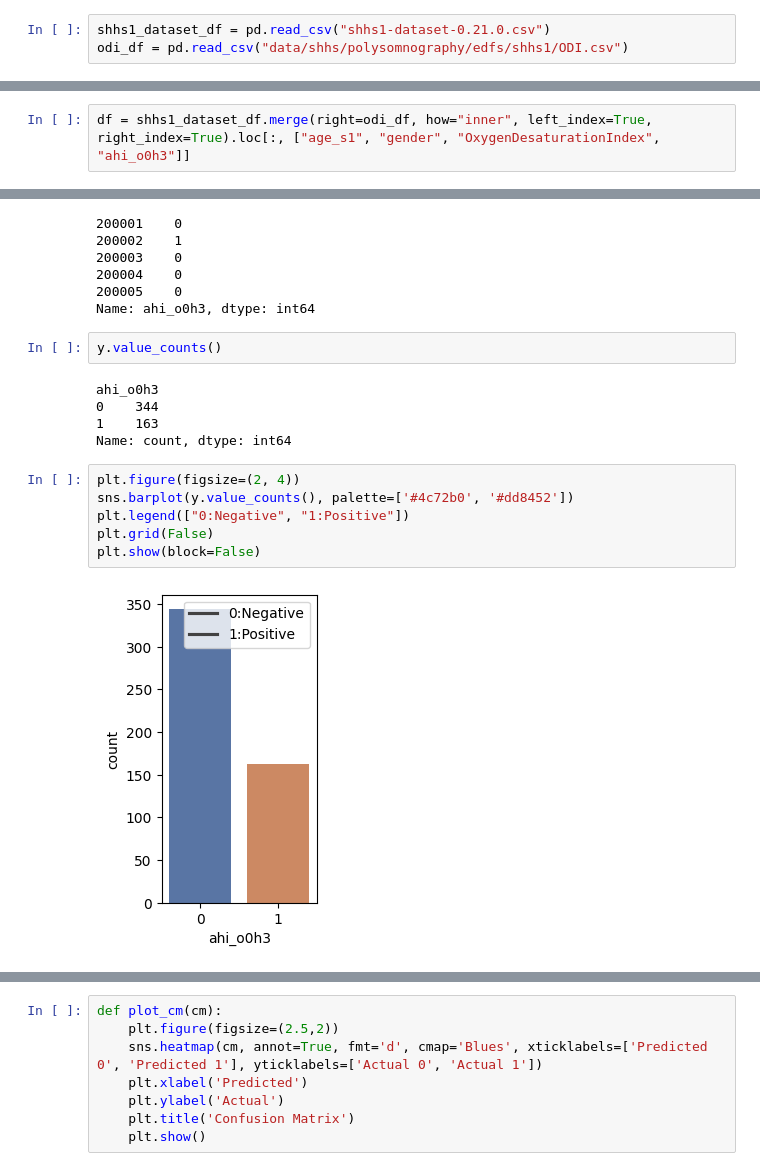
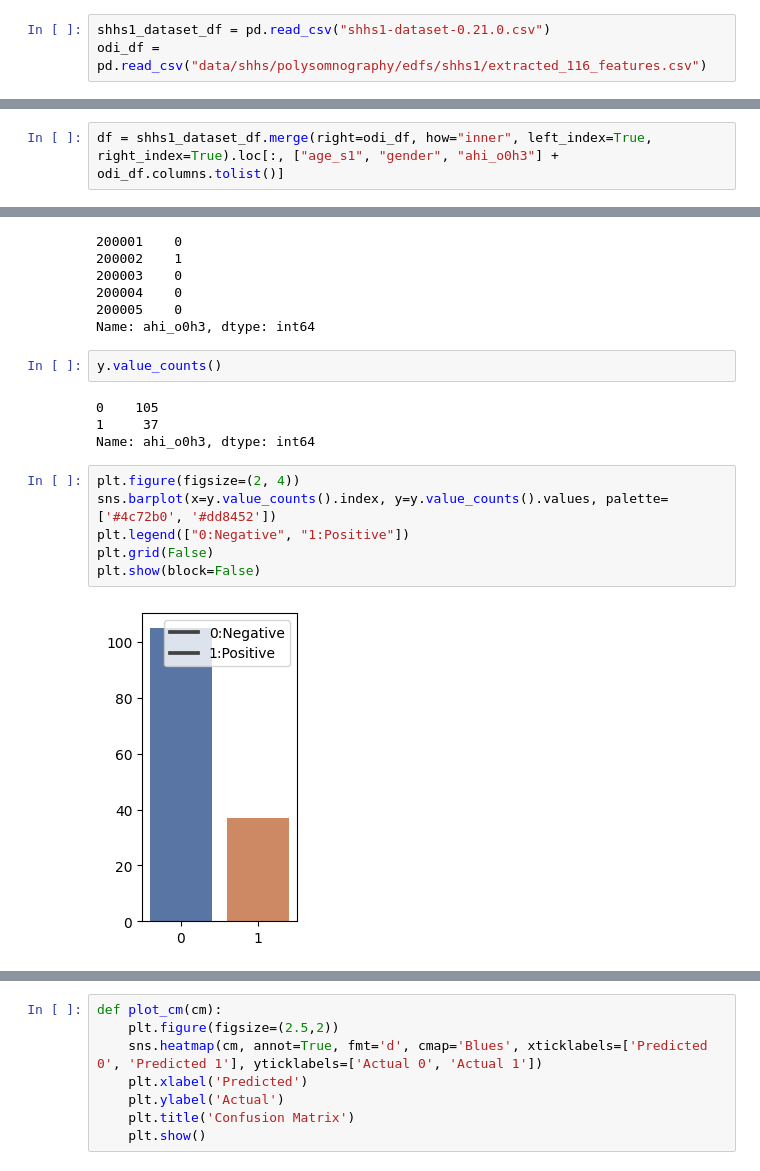
Before and after one commit to EshanJayasundara/Sleep-Apnea-and-Pulse-Oximetry, a Jupyter notebook: usage/sleep_apnea_detection.ipynb, the cells around one changed output, grey strips where cells are left out. Cells and saved outputs as stored; diff of their text form.

```diff
--- a/usage/sleep_apnea_detection.ipynb
+++ b/usage/sleep_apnea_detection.ipynb
@@ -13,7 +13,7 @@ np.random.seed(lucky_7)
 warnings.filterwarnings("ignore")
 # %%
 shhs1_dataset_df = pd.read_csv("shhs1-dataset-0.21.0.csv")
-odi_df = pd.read_csv("data/shhs/polysomnography/edfs/shhs1/ODI.csv")
+odi_df = pd.read_csv("data/shhs/polysomnography/edfs/shhs1/extracted_116_features.csv")
 # %%
 shhs1_dataset_df = shhs1_dataset_df.set_index("nsrrid")
 shhs1_dataset_df.head()
@@ -49,5 +51,5 @@ odi_df.head()
 # %%
-df = shhs1_dataset_df.merge(right=odi_df, how="inner", left_index=True, right_index=True).loc[:, ["age_s1", "gender", "OxygenDesaturationIndex", "ahi_o0h3"]]
+df = shhs1_dataset_df.merge(right=odi_df, how="inner", left_index=True, right_index=True).loc[:, ["age_s1", "gender", "ahi_o0h3"] + odi_df.columns.tolist()]
 # %%
 print(shhs1_dataset_df.shape[0], odi_df.shape[0], df.shape[0])
 # %% [output]
@@ -96,15 +101,14 @@ Name: ahi_o0h3, dtype: int64
 # %%
 y.value_counts()
 # %% [output]
-ahi_o0h3
-0    344
-1    163
-Name: count, dtype: int64
+0    105
+1     37
+Name: ahi_o0h3, dtype: int64
 # %%
 plt.figure(figsize=(2, 4))
-sns.barplot(y.value_counts(), palette=['#4c72b0', '#dd8452'])
+sns.barplot(x=y.value_counts().index, y=y.value_counts().values, palette=['#4c72b0', '#dd8452'])
 plt.legend(["0:Negative", "1:Positive"])
 plt.grid(False)
 plt.show(block=False)
 # %% [output]
-[figure, old version]
+[figure, new version]
```
Also changed, not shown: parts of 24 cells of this notebook, 4 other files.
